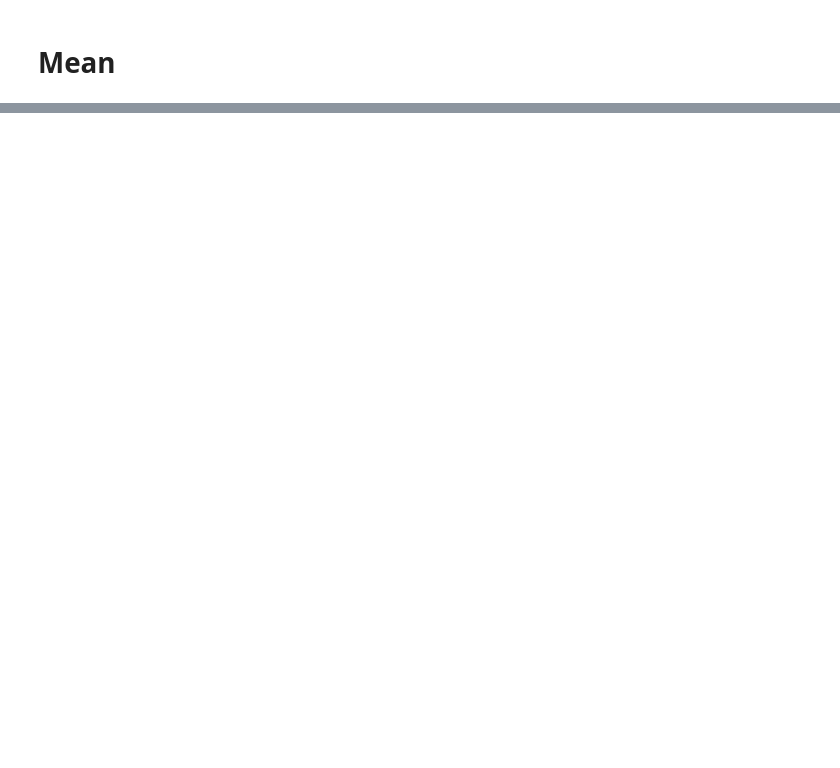
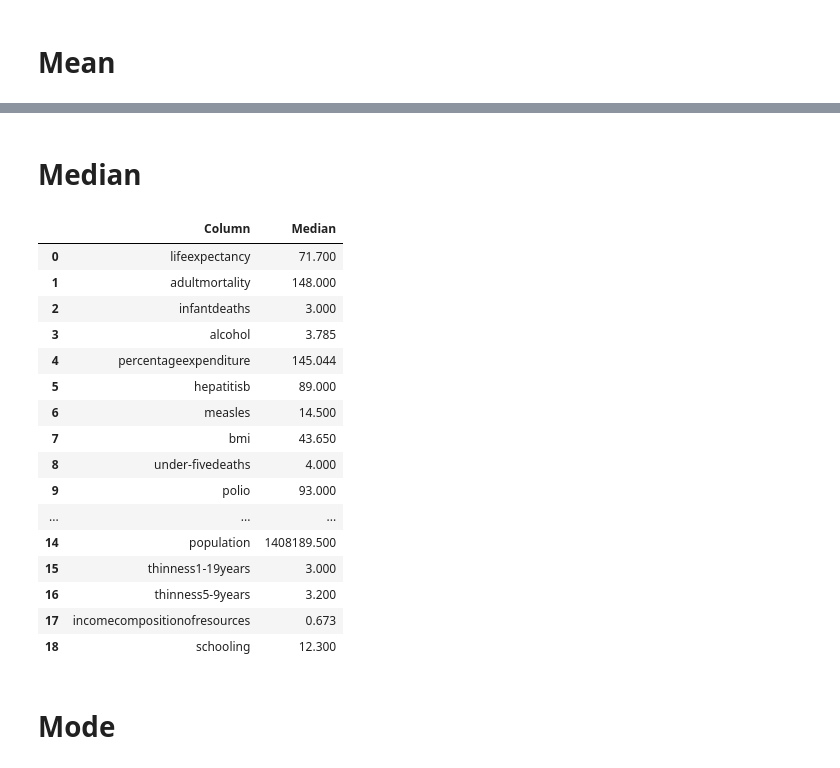
Before and after one commit to AzeemAzamTarar/Statistical-Analysis, a Jupyter notebook: life-expetancy-central-tendency-measures.ipynb, the cells around one changed output, grey strips where cells are left out. Drawn from its saved outputs; the diff is of its cells as text; code cells hidden in the pictures; blank space fills up the shorter version.

Commit message:
Kaggle Notebook | Life Expetancy - Central Tendency Measures | Version 5

```diff
--- a/life-expetancy-central-tendency-measures.ipynb
+++ b/life-expetancy-central-tendency-measures.ipynb
@@ -26,3 +29,5 @@ import pandas as pd
+# %%
+pd.options.display.float_format = '{:.3f}'.format
 # %%
 df = pd.read_csv("/kaggle/input/life-expectancy-who/Life Expectancy Data.csv")
 # %%
@@ -196,12 +205,13 @@ Index(['lifeexpectancy', 'adultmortality', 'infantdeaths', 'alcohol',
 # Mean
 # %%
 mean_results = []
-
-for column_name, column_values in life_expectancy_numeric.items():
-    values = life_expectancy_numeric[column_name]
-    column_mean = values.sum() / values.count()
+for column_name, values in life_expectancy_numeric.items():
+    column_mean = values.mean()  # More efficient than sum() / count()
     mean_results.append({"Column": column_name, "Mean": column_mean})
 
+# Convert to DataFrame
 mean_df = pd.DataFrame(mean_results)
-mean_df
+
+# Display DataFrame
+print(mean_df)
 # %% [output]
@@ -224,0 +238,47 @@ mean_df
+# %% [markdown]
+# Median
+# %%
+def calculate_median(column):
+
+    sorted_values = column.dropna().sort_values().values #Sorting values
+
+    n = len(sorted_values) # Finding total no.of values
+
+    middlie_term = n // 2 # Getting middle term
+
+    if n % 2: # If even
+        median = (sorted_values[middlie_term - 1] + sorted_values[middlie_term]) / 2
+    else: # If not even
+        median = sorted_values[middlie_term]
+
+    return  median
+# %%
+median_results = []
+
+for column_name, column_values in life_expectancy_numeric.items():
+    median = calculate_median(column_values)
+    median_results.append({"Column": column_name, "Median": median})
+
+median_df = pd.DataFrame(median_results)
+
+median_df
+# %% [output]
+|  | Column | Median |
+| 0 | lifeexpectancy | 71.700 |
+| 1 | adultmortality | 148.000 |
+| 2 | infantdeaths | 3.000 |
+| 3 | alcohol | 3.785 |
+| 4 | percentageexpenditure | 145.044 |
+| 5 | hepatitisb | 89.000 |
+| 6 | measles | 14.500 |
+| 7 | bmi | 43.650 |
+| 8 | under-fivedeaths | 4.000 |
+| 9 | polio | 93.000 |
+| ... | ... | ... |
+| 14 | population | 1408189.500 |
+| 15 | thinness1-19years | 3.000 |
+| 16 | thinness5-9years | 3.200 |
+| 17 | incomecompositionofresources | 0.673 |
+| 18 | schooling | 12.300 |
+# %% [markdown]
+# Mode
```
Also changed, not shown: parts of 7 cells of this notebook.
